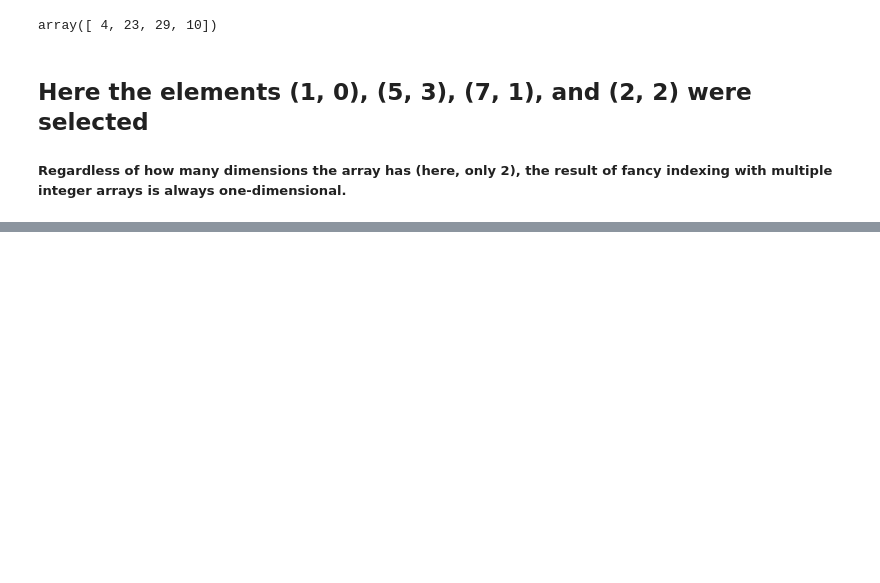
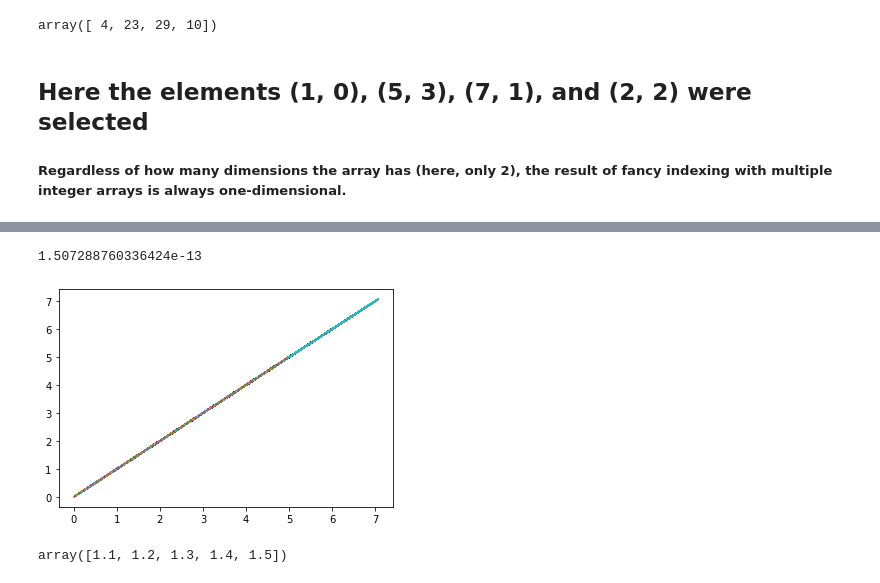
Before and after one commit to pindio58/books, a Jupyter notebook: pythonForDataAnalysis/Chapter_4_NumPy.ipynb, the cells around one changed output, grey strips where cells are left out. Drawn from its saved outputs; the diff is of its cells as text; code cells hidden in the pictures; blank space fills up the shorter version.

```diff
--- a/pythonForDataAnalysis/Chapter_4_NumPy.ipynb
+++ b/pythonForDataAnalysis/Chapter_4_NumPy.ipynb
@@ -950,0 +1565,8 @@ array([ 4, 23, 29, 10])
+# %%
+z[500,500]
+# %% [output]
+1.507288760336424e-13
+# %%
+plt.plot(z,z);
+# %% [output]
+[figure, added]
@@ -950,0 +1585,4 @@ array([ 4, 23, 29, 10])
+# %%
+xarr
+# %% [output]
+array([1.1, 1.2, 1.3, 1.4, 1.5])
```
Also changed, not shown: parts of 224 cells of this notebook, 8 other files.
